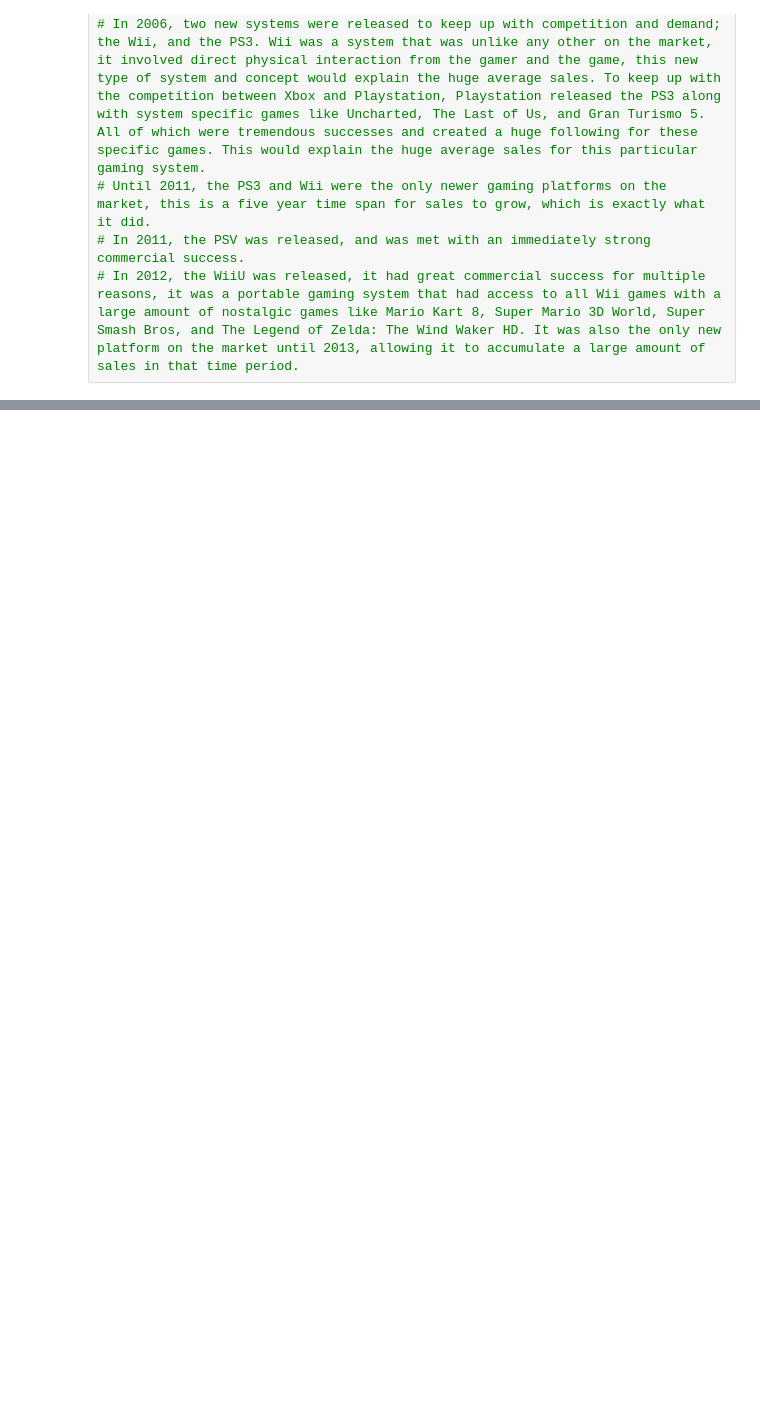
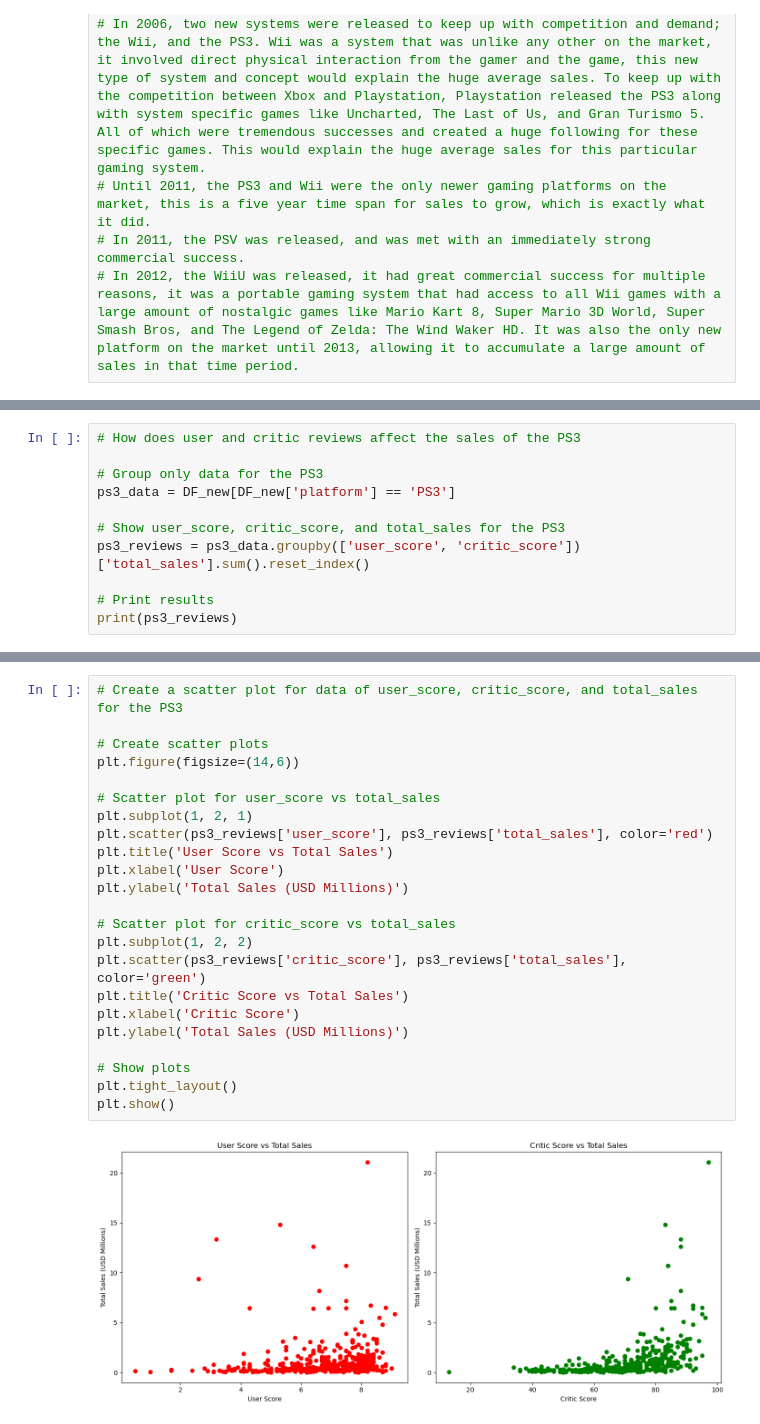
Before and after one commit to michav95/Integrated-Project-1, a Jupyter notebook: notebooks/EDA.ipynb, the cells around one changed output, grey strips where cells are left out. Cells and saved outputs as stored; diff of their text form; blank space fills up the shorter version.

Commit message:
scatter plot and correlation

```diff
--- a/notebooks/EDA.ipynb
+++ b/notebooks/EDA.ipynb
@@ -695,0 +719,11 @@ print(avg_global_platform_sales)
+# %%
+# How does user and critic reviews affect the sales of the PS3
+
+# Group only data for the PS3
+ps3_data = DF_new[DF_new['platform'] == 'PS3']
+
+# Show user_score, critic_score, and total_sales for the PS3
+ps3_reviews = ps3_data.groupby(['user_score', 'critic_score'])['total_sales'].sum().reset_index()
+
+# Print results
+print(ps3_reviews)
@@ -695,0 +745,25 @@ print(avg_global_platform_sales)
+# %%
+# Create a scatter plot for data of user_score, critic_score, and total_sales for the PS3
+
+# Create scatter plots
+plt.figure(figsize=(14,6))
+
+# Scatter plot for user_score vs total_sales
+plt.subplot(1, 2, 1)
+plt.scatter(ps3_reviews['user_score'], ps3_reviews['total_sales'], color='red')
+plt.title('User Score vs Total Sales')
+plt.xlabel('User Score')
+plt.ylabel('Total Sales (USD Millions)')
+
+# Scatter plot for critic_score vs total_sales
+plt.subplot(1, 2, 2)
+plt.scatter(ps3_reviews['critic_score'], ps3_reviews['total_sales'], color='green')
+plt.title('Critic Score vs Total Sales')
+plt.xlabel('Critic Score')
+plt.ylabel('Total Sales (USD Millions)')
+
+# Show plots
+plt.tight_layout()
+plt.show()
+# %% [output]
+[figure, added]
```
Also changed, not shown: parts of 5 cells of this notebook.
